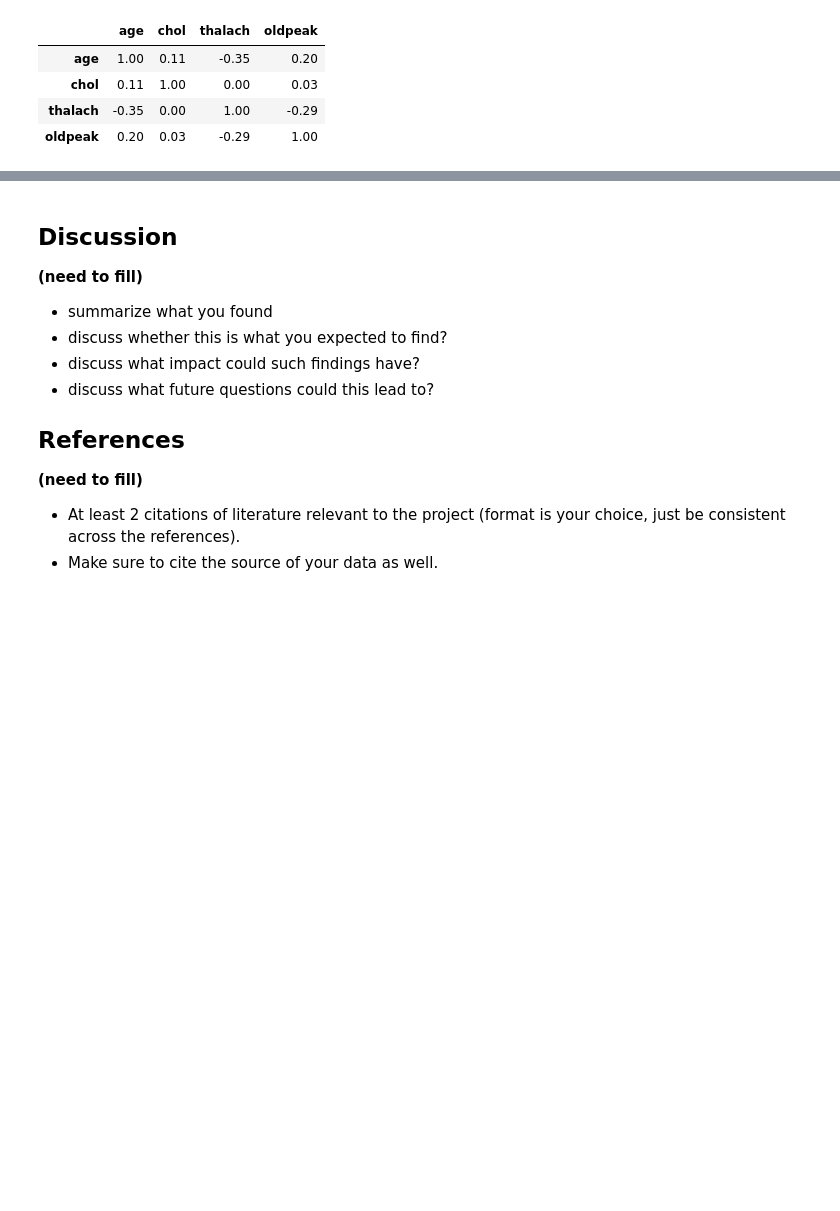
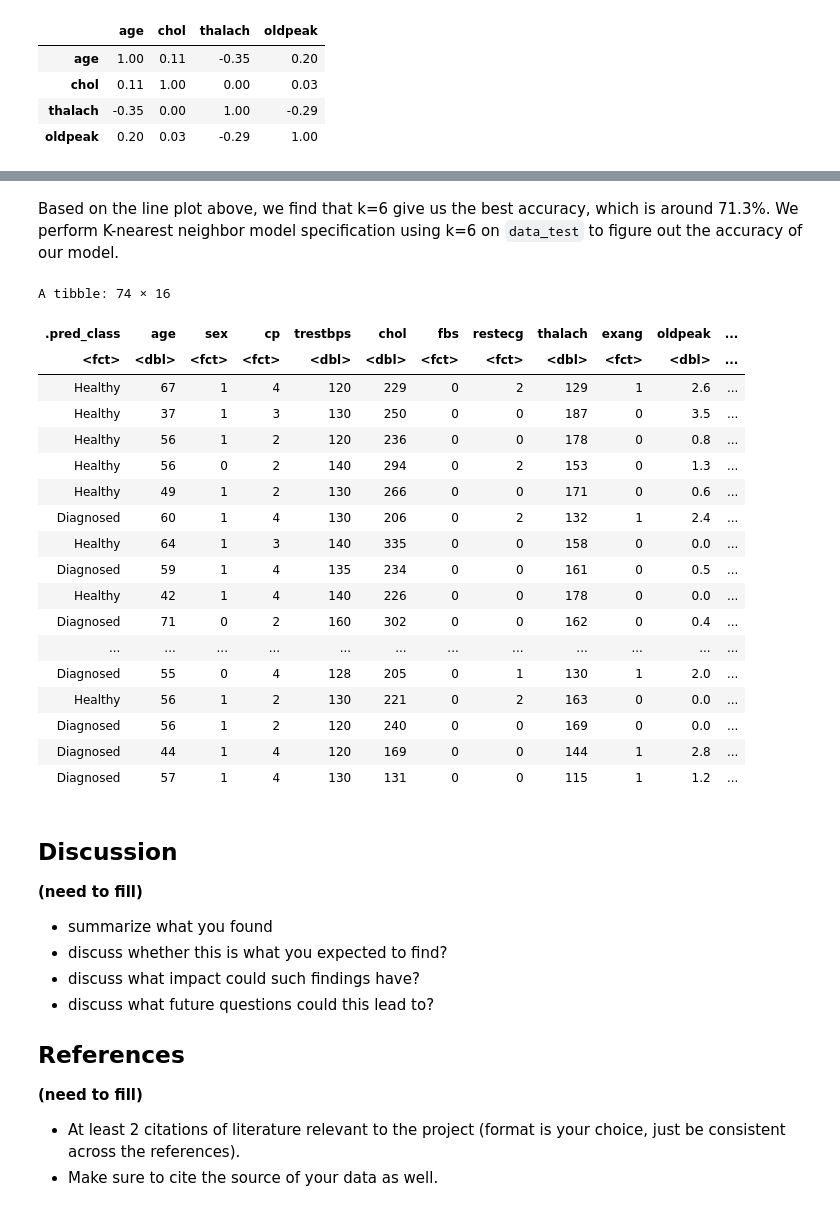
Before and after one commit to karrious/dsci-group-project-8, a Jupyter notebook: final_group_project.ipynb, the cells around one changed output, grey strips where cells are left out. Drawn from its saved outputs; the diff is of its cells as text; code cells hidden in the pictures; blank space fills up the shorter version.

```diff
--- a/final_group_project.ipynb
+++ b/final_group_project.ipynb
@@ -450,3 +376,41 @@ Model accuracy:  0.7432432
+# %% [markdown]
+Based on the line plot above, we find that k=6 give us the best accuracy, which is around 71.3%. We perform K-nearest neighbor model specification using k=6 on `data_test` to figure out the accuracy of our model.
+# %%
+
+knn_best <- nearest_neighbor(weight_func = "rectangular", neighbors = 6) %>%
+       set_engine("kknn") %>%
+       set_mode("classification")
+
+knn_results_best <- workflow() %>%
+       add_recipe(recipe) %>%
+       add_model(knn_best) %>%
+       fit(data_train)
+
+test_predictions<- predict(knn_results_best , data_test) %>%
+       bind_cols(data_test)
+prediction_accuracy<- fruit_test_predictions %>%
+         metrics(truth = fruit_name, estimate = .pred_class)
+prediction_accuracy
+# %% [output]
+A tibble: 74 × 16
+| .pred_class | age | sex | cp | trestbps | chol | fbs | restecg | thalach | exang | oldpeak | ... |
+| <fct> | <dbl> | <fct> | <fct> | <dbl> | <dbl> | <fct> | <fct> | <dbl> | <fct> | <dbl> | ... |
+| Healthy | 67 | 1 | 4 | 120 | 229 | 0 | 2 | 129 | 1 | 2.6 | ... |
+| Healthy | 37 | 1 | 3 | 130 | 250 | 0 | 0 | 187 | 0 | 3.5 | ... |
+| Healthy | 56 | 1 | 2 | 120 | 236 | 0 | 0 | 178 | 0 | 0.8 | ... |
+| Healthy | 56 | 0 | 2 | 140 | 294 | 0 | 2 | 153 | 0 | 1.3 | ... |
+| Healthy | 49 | 1 | 2 | 130 | 266 | 0 | 0 | 171 | 0 | 0.6 | ... |
+| Diagnosed | 60 | 1 | 4 | 130 | 206 | 0 | 2 | 132 | 1 | 2.4 | ... |
+| Healthy | 64 | 1 | 3 | 140 | 335 | 0 | 0 | 158 | 0 | 0.0 | ... |
+| Diagnosed | 59 | 1 | 4 | 135 | 234 | 0 | 0 | 161 | 0 | 0.5 | ... |
+| Healthy | 42 | 1 | 4 | 140 | 226 | 0 | 0 | 178 | 0 | 0.0 | ... |
+| Diagnosed | 71 | 0 | 2 | 160 | 302 | 0 | 0 | 162 | 0 | 0.4 | ... |
+| ... | ... | ... | ... | ... | ... | ... | ... | ... | ... | ... | ... |
+| Diagnosed | 55 | 0 | 4 | 128 | 205 | 0 | 1 | 130 | 1 | 2.0 | ... |
+| Healthy | 56 | 1 | 2 | 130 | 221 | 0 | 2 | 163 | 0 | 0.0 | ... |
+| Diagnosed | 56 | 1 | 2 | 120 | 240 | 0 | 0 | 169 | 0 | 0.0 | ... |
+| Diagnosed | 44 | 1 | 4 | 120 | 169 | 0 | 0 | 144 | 1 | 2.8 | ... |
+| Diagnosed | 57 | 1 | 4 | 130 | 131 | 0 | 0 | 115 | 1 | 1.2 | ... |
 # %% [markdown]
 ## **Discussion**
 
```
Also changed, not shown: parts of 6 cells of this notebook.
